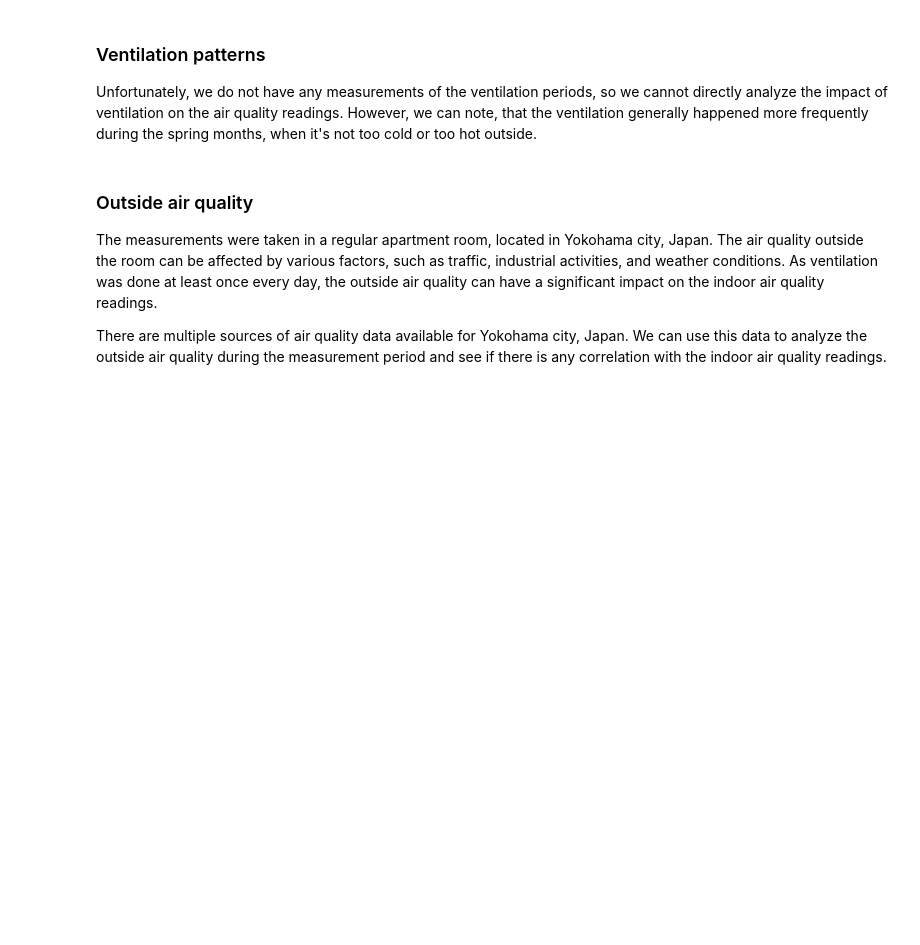
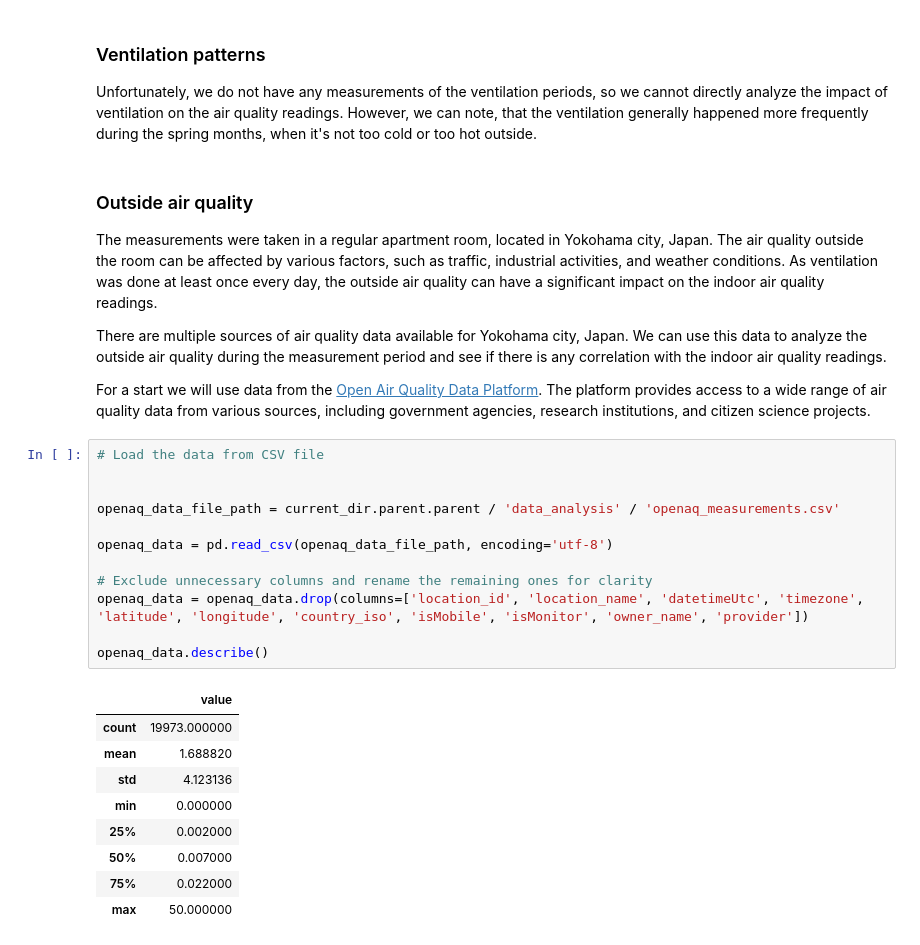
Before and after one commit to SirSerow/esp32-air-quality-sensor, a Jupyter notebook: data-processing/dataset_exploation.ipynb, the cells around one changed output. Drawn from its saved outputs; the diff is of its cells as text; blank space fills up the shorter version.

```diff
--- a/data-processing/dataset_exploation.ipynb
+++ b/data-processing/dataset_exploation.ipynb
@@ -681,3 +681,27 @@ Unfortunately, we do not have any measurements of the ventilation periods, so we
 The measurements were taken in a regular apartment room, located in Yokohama city, Japan. The air quality outside the room can be affected by various factors, such as traffic, industrial activities, and weather conditions. As ventilation was done at least once every day, the outside air quality can have a significant impact on the indoor air quality readings.
 
 There are multiple sources of air quality data available for Yokohama city, Japan. We can use this data to analyze the outside air quality during the measurement period and see if there is any correlation with the indoor air quality readings.
+
+For a start we will use data from the [Open Air Quality Data Platform](https://openaq.org/#/). The platform provides access to a wide range of air quality data from various sources, including government agencies, research institutions, and citizen science projects.
+# %%
+# Load the data from CSV file
+
+
+openaq_data_file_path = current_dir.parent.parent / 'data_analysis' / 'openaq_measurements.csv'
+
+openaq_data = pd.read_csv(openaq_data_file_path, encoding='utf-8')
+
+# Exclude unnecessary columns and rename the remaining ones for clarity
+openaq_data = openaq_data.drop(columns=['location_id', 'location_name', 'datetimeUtc', 'timezone', 'latitude', 'longitude', 'country_iso', 'isMobile', 'isMonitor', 'owner_name', 'provider'])
+
+openaq_data.describe()
+# %% [output]
+|  | value |
+| count | 19973.000000 |
+| mean | 1.688820 |
+| std | 4.123136 |
+| min | 0.000000 |
+| 25% | 0.002000 |
+| 50% | 0.007000 |
+| 75% | 0.022000 |
+| max | 50.000000 |
```
Also changed, not shown: parts of 8 cells of this notebook.
